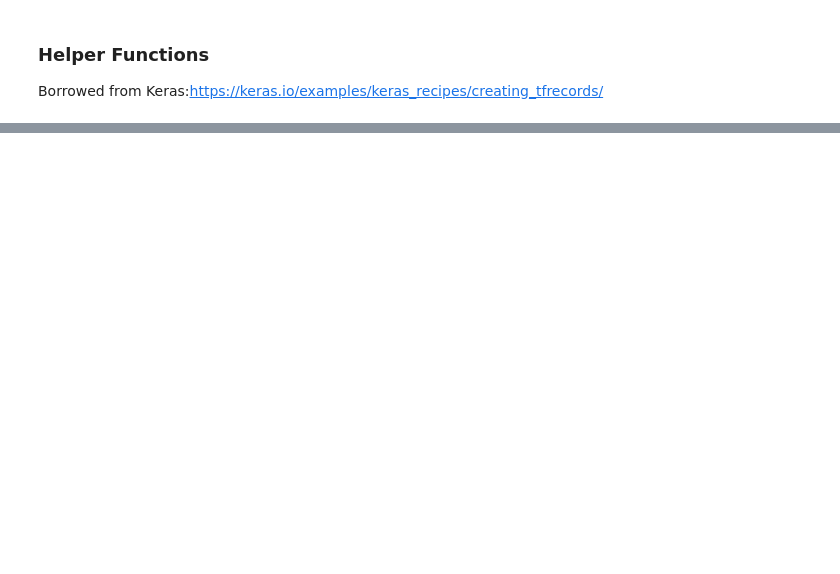
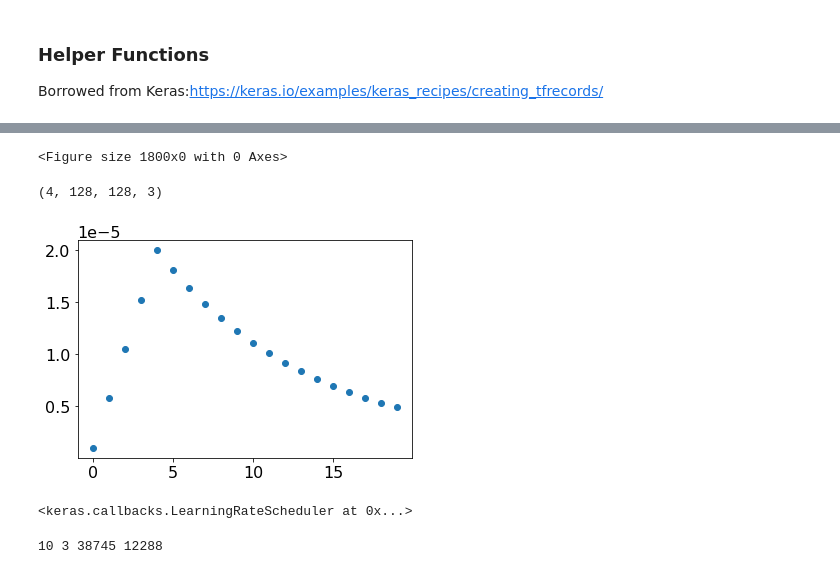
Before and after one commit to R-Sandor/happywhale, a Jupyter notebook: Happywhale.ipynb, the cells around one changed output, grey strips where cells are left out. Cells and saved outputs as stored; diff of their text form; code cells hidden in the pictures; blank space fills up the shorter version.

```diff
--- a/Happywhale.ipynb
+++ b/Happywhale.ipynb
@@ -506,5 +583,6 @@ print(run_ts)
 # %%
 strategy = tf.distribute.experimental.MultiWorkerMirroredStrategy()
+os.environ["TF_GPU_ALLOCATOR"] ="cuda_malloc_async"
 
 
 class config:
@@ -520,8 +598,8 @@ class config:
 
 
     ### Dataset
-    BATCH_SIZE = 32 * strategy.num_replicas_in_sync
-    IMAGE_SIZE = 512
+    BATCH_SIZE = 4 * strategy.num_replicas_in_sync #Note I had to change this to run locally because it took too much memory. Should be 32
+    IMAGE_SIZE = 128 # Changed for memory constraints should 512
     N_CLASSES = 15587
 
     ### Model
@@ -580,0 +799,17 @@ print(len(train_files),len(test_files),count_data_items(train_files),count_data_
+# %%
+for (sample,label) in ds:
+    img = sample['inp1']
+    plt.figure(figsize=(25,int(25*row/col)))
+    for j in range(row*col):
+        plt.subplot(row,col,j+1)
+        plt.title(label[j].numpy())
+        plt.axis('off')
+        plt.imshow(img[j,])
+    plt.show()
+    break
+# %% [output]
+<Figure size 1800x0 with 0 Axes>
+# %%
+print(img.shape)
+# %% [output]
+(4, 128, 128, 3)
@@ -580,0 +947,36 @@ print(len(train_files),len(test_files),count_data_items(train_files),count_data_
+# %%
+def get_lr_callback(plot=False):
+    lr_start   = 0.000001
+    lr_max     = 0.000005 * config.BATCH_SIZE
+    lr_min     = 0.000001
+    lr_ramp_ep = 4
+    lr_sus_ep  = 0
+    lr_decay   = 0.9
+
+    def lrfn(epoch):
+        if config.RESUME:
+            epoch = epoch + config.RESUME_EPOCH
+        if epoch < lr_ramp_ep:
+            lr = (lr_max - lr_start) / lr_ramp_ep * epoch + lr_start
+
+        elif epoch < lr_ramp_ep + lr_sus_ep:
+            lr = lr_max
+
+        else:
+            lr = (lr_max - lr_min) * lr_decay**(epoch - lr_ramp_ep - lr_sus_ep) + lr_min
+
+        return lr
+
+    if plot:
+        epochs = list(range(config.EPOCHS))
+        learning_rates = [lrfn(x) for x in epochs]
+        plt.scatter(epochs,learning_rates)
+        plt.show()
+
+    lr_callback = tf.keras.callbacks.LearningRateScheduler(lrfn, verbose=False)
+    return lr_callback
+
+get_lr_callback(plot=True)
+# %% [output]
+[figure, added]
+<keras.callbacks.LearningRateScheduler at 0x...>
@@ -580,0 +998,6 @@ print(len(train_files),len(test_files),count_data_items(train_files),count_data_
+# %%
+TRAINING_FILENAMES = [x for i,x in enumerate(train_files) if i%config.FOLDS!=config.FOLD_TO_RUN]
+VALIDATION_FILENAMES = [x for i,x in enumerate(train_files) if i%config.FOLDS==config.FOLD_TO_RUN]
+print(len(TRAINING_FILENAMES),len(VALIDATION_FILENAMES),count_data_items(TRAINING_FILENAMES),count_data_items(VALIDATION_FILENAMES))
+# %% [output]
+10 3 38745 12288
```
Also changed, not shown: parts of 77 cells of this notebook, 3 other files.
